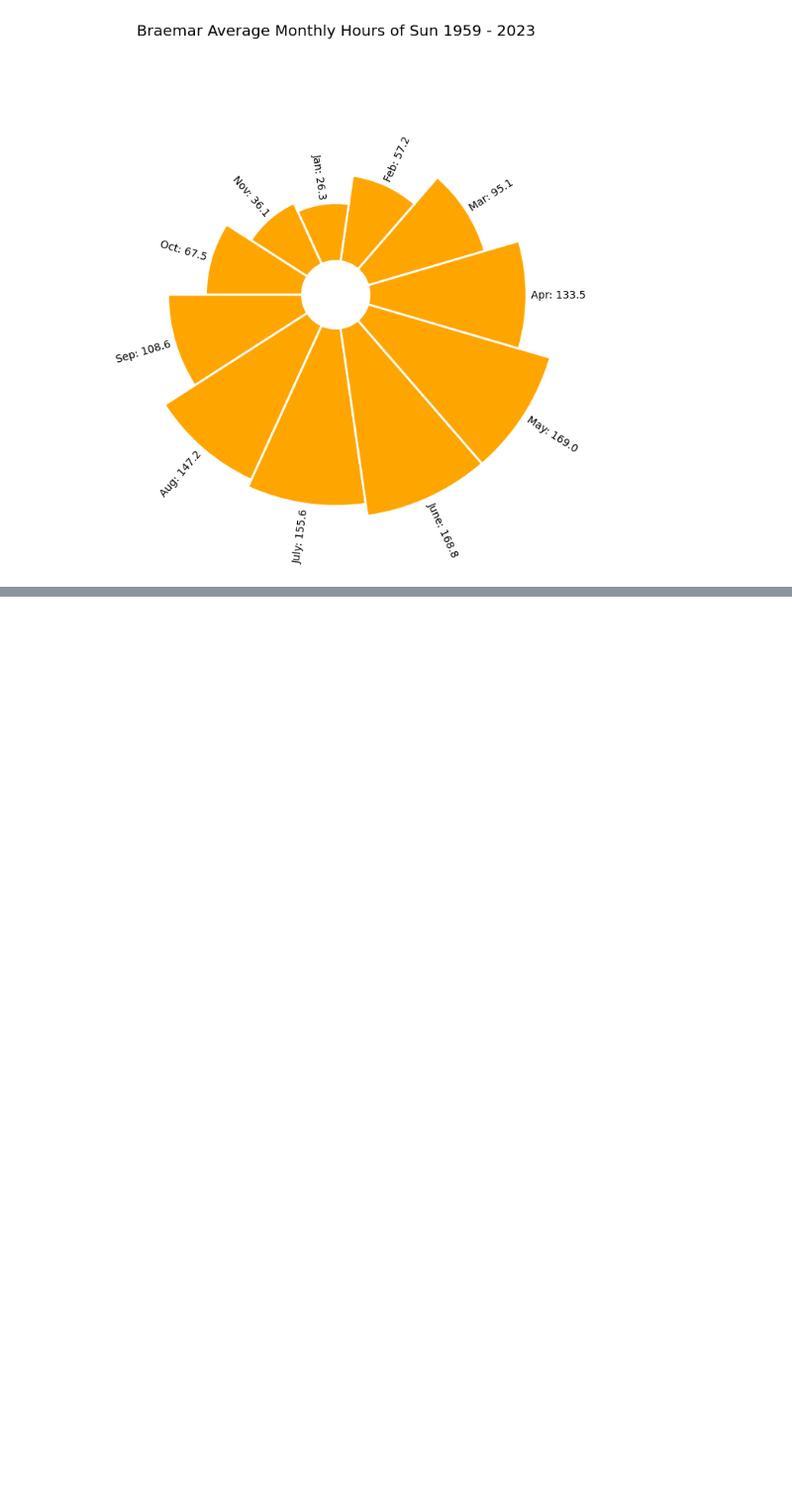
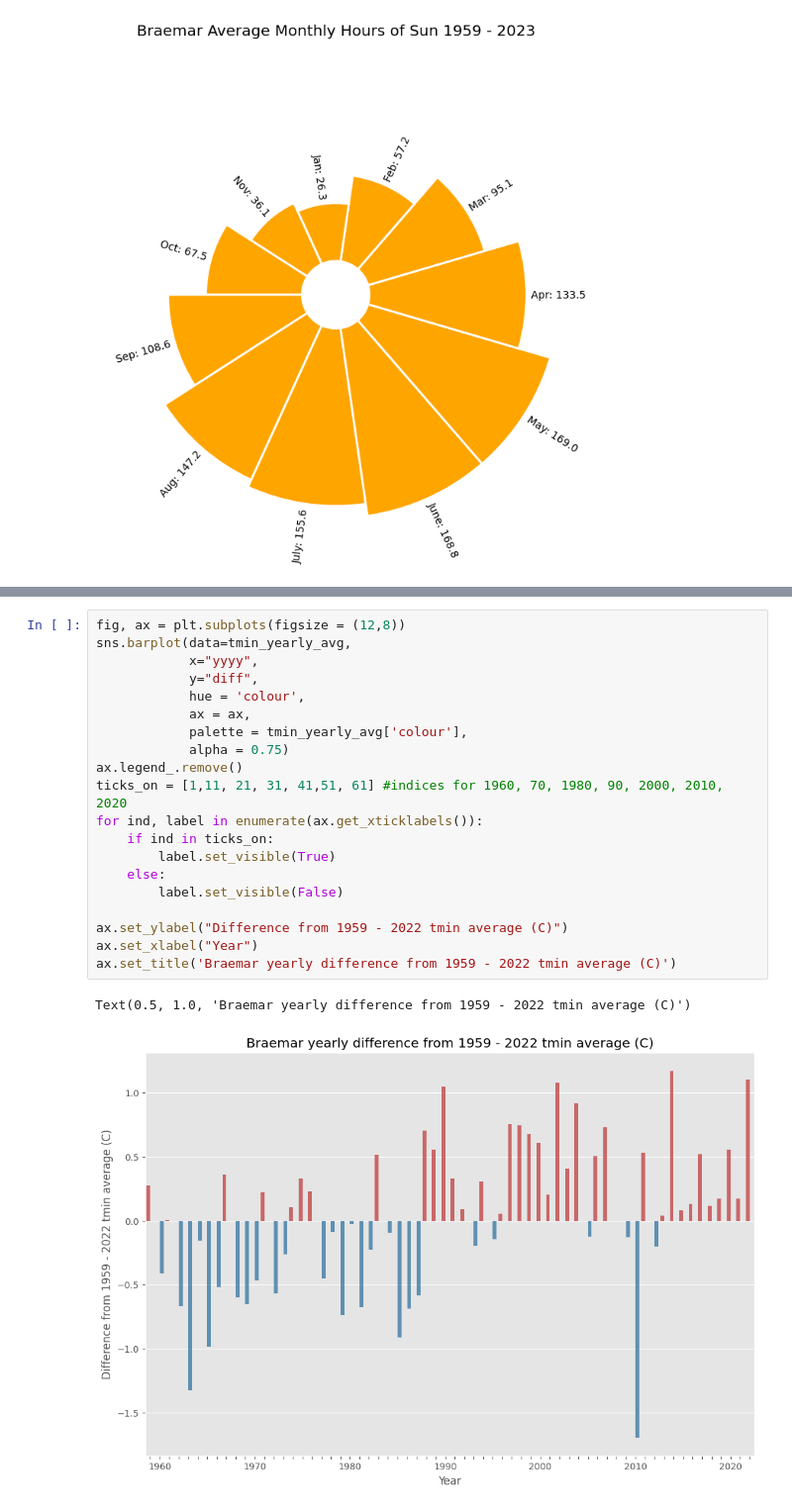
Before and after one commit to jmoro0408/DataVis, a Jupyter notebook: UK Temperature/braemar_temp_plotting.ipynb, the cells around one changed output, grey strips where cells are left out. Shown at 99% size. Saved outputs shown, nothing was run; the diff lists cells and outputs as text; blank space fills up the shorter version.

```diff
--- a/UK Temperature/braemar_temp_plotting.ipynb
+++ b/UK Temperature/braemar_temp_plotting.ipynb
@@ -620,0 +673,23 @@ Text(0.5, 1.0, 'Braemar Average Monthly Hours of Sun 1959 - 2023')
+# %%
+fig, ax = plt.subplots(figsize = (12,8))
+sns.barplot(data=tmin_yearly_avg,
+            x="yyyy",
+            y="diff",
+            hue = 'colour',
+            ax = ax,
+            palette = tmin_yearly_avg['colour'],
+            alpha = 0.75)
+ax.legend_.remove()
+ticks_on = [1,11, 21, 31, 41,51, 61] #indices for 1960, 70, 1980, 90, 2000, 2010, 2020
+for ind, label in enumerate(ax.get_xticklabels()):
+    if ind in ticks_on:
+        label.set_visible(True)
+    else:
+        label.set_visible(False)
+
+ax.set_ylabel("Difference from 1959 - 2022 tmin average (C)")
+ax.set_xlabel("Year")
+ax.set_title('Braemar yearly difference from 1959 - 2022 tmin average (C)')
+# %% [output]
+Text(0.5, 1.0, 'Braemar yearly difference from 1959 - 2022 tmin average (C)')
+[figure, added]
```
Also changed, not shown: parts of 8 cells of this notebook, 1 other file.
